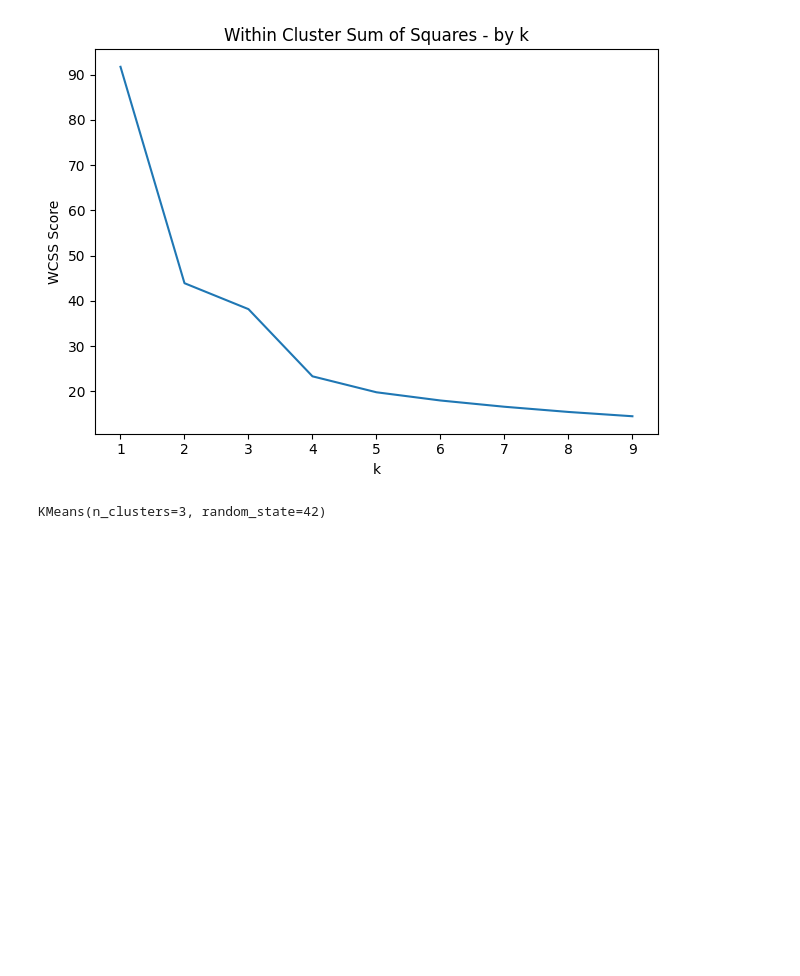
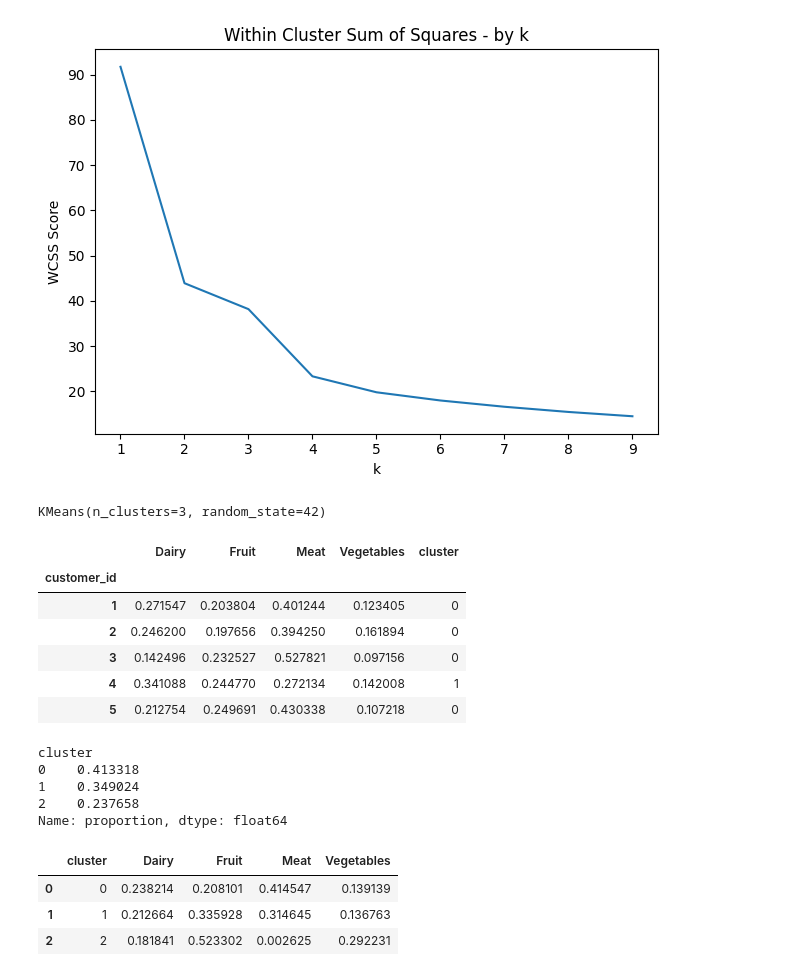
Before and after one commit to Max0513/ABC-Groceries, a Jupyter notebook: Machine learning/k_means_cluster/k-means-cluster.ipynb, the cells around one changed output. Cells and saved outputs as stored; diff of their text form; code cells hidden in the pictures; blank space fills up the shorter version.

```diff
--- a/Machine learning/k_means_cluster/k-means-cluster.ipynb
+++ b/Machine learning/k_means_cluster/k-means-cluster.ipynb
@@ -134,3 +134,33 @@ kmeans = KMeans(n_clusters=3,
 kmeans.fit(data_for_clustering_scaled)
 # %% [output]
 KMeans(n_clusters=3, random_state=42)
+# %%
+# Add Cluster Labels to the Data
+data_for_clustering['cluster'] = kmeans.labels_
+data_for_clustering.head()
+# %% [output]
+|  | Dairy | Fruit | Meat | Vegetables | cluster |
+| customer_id |  |  |  |  |  |
+| 1 | 0.271547 | 0.203804 | 0.401244 | 0.123405 | 0 |
+| 2 | 0.246200 | 0.197656 | 0.394250 | 0.161894 | 0 |
+| 3 | 0.142496 | 0.232527 | 0.527821 | 0.097156 | 0 |
+| 4 | 0.341088 | 0.244770 | 0.272134 | 0.142008 | 1 |
+| 5 | 0.212754 | 0.249691 | 0.430338 | 0.107218 | 0 |
+# %%
+# Check Cluster Size
+data_for_clustering['cluster'].value_counts(normalize=True)
+# %% [output]
+cluster
+0    0.413318
+1    0.349024
+2    0.237658
+Name: proportion, dtype: float64
+# %%
+# Profile Clusters
+cluster_summary = data_for_clustering.groupby('cluster')[['Dairy','Fruit','Meat','Vegetables']].mean().reset_index()
+cluster_summary.head()
+# %% [output]
+|  | cluster | Dairy | Fruit | Meat | Vegetables |
+| 0 | 0 | 0.238214 | 0.208101 | 0.414547 | 0.139139 |
+| 1 | 1 | 0.212664 | 0.335928 | 0.314645 | 0.136763 |
+| 2 | 2 | 0.181841 | 0.523302 | 0.002625 | 0.292231 |
```
Also changed, not shown: 2 other files.
